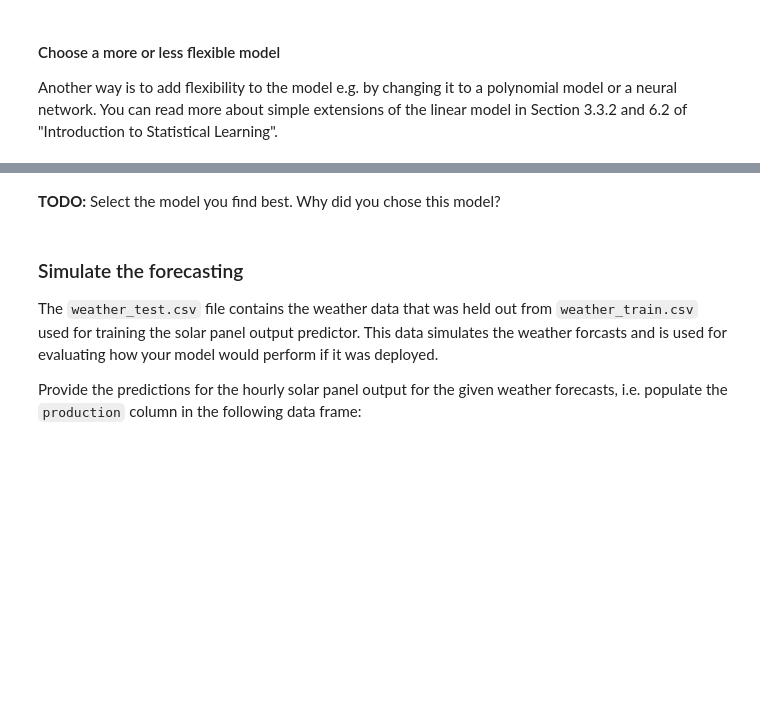
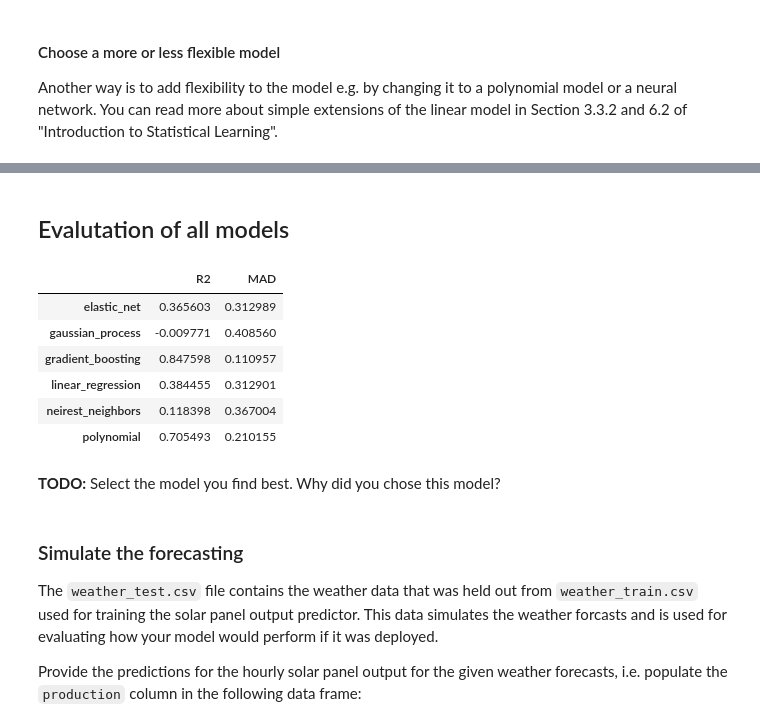
Before and after one commit to Jonuma/IoT_Project, a Jupyter notebook: data/assignment_joao.ipynb, the cells around one changed output, grey strips where cells are left out. Cells and saved outputs as stored; diff of their text form; code cells hidden in the pictures; blank space fills up the shorter version.

```diff
--- a/data/assignment_joao.ipynb
+++ b/data/assignment_joao.ipynb
@@ -612,3 +689,19 @@ Another way is to add flexibility to the model e.g. by changing it to a polynomi
+# %% [markdown]
+## Evalutation of all models
+# %%
+df_eval = pd.DataFrame([R2_scores,MADs], index=["R2","MAD"])
+df_eval.transpose()
+#
+#plt.title("Distribution of the residuals")
+#plt.hist(y_test - y_pred, 50);
+# %% [output]
+|  | R2 | MAD |
+| elastic_net | 0.365603 | 0.312989 |
+| gaussian_process | -0.009771 | 0.408560 |
+| gradient_boosting | 0.847598 | 0.110957 |
+| linear_regression | 0.384455 | 0.312901 |
+| neirest_neighbors | 0.118398 | 0.367004 |
+| polynomial | 0.705493 | 0.210155 |
 # %% [markdown]
 **TODO:** Select the model you find best. Why did you chose this model?
 # %% [markdown]
```
Also changed, not shown: parts of 33 cells of this notebook.
